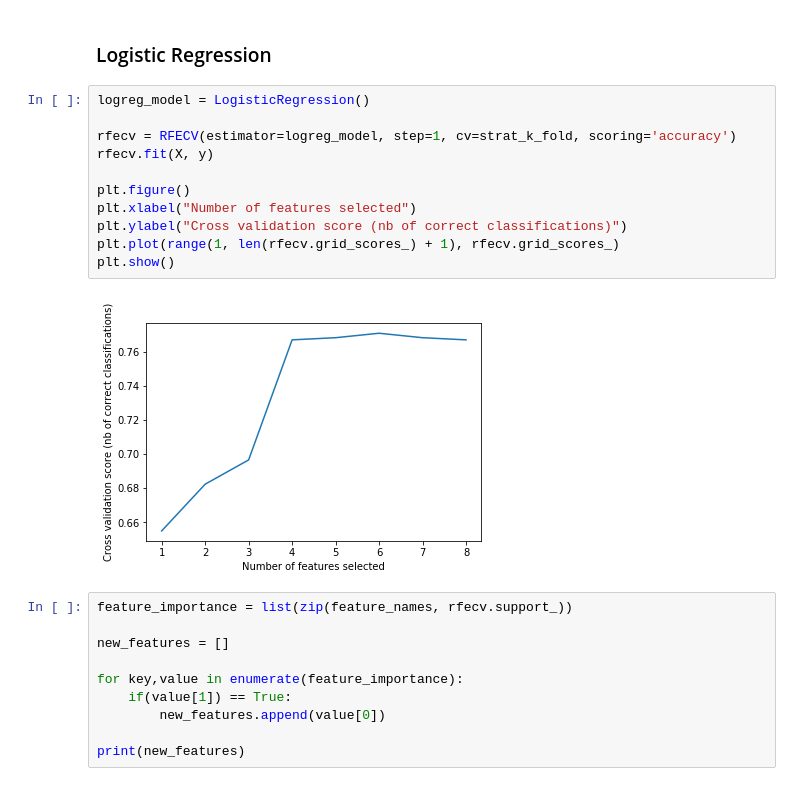
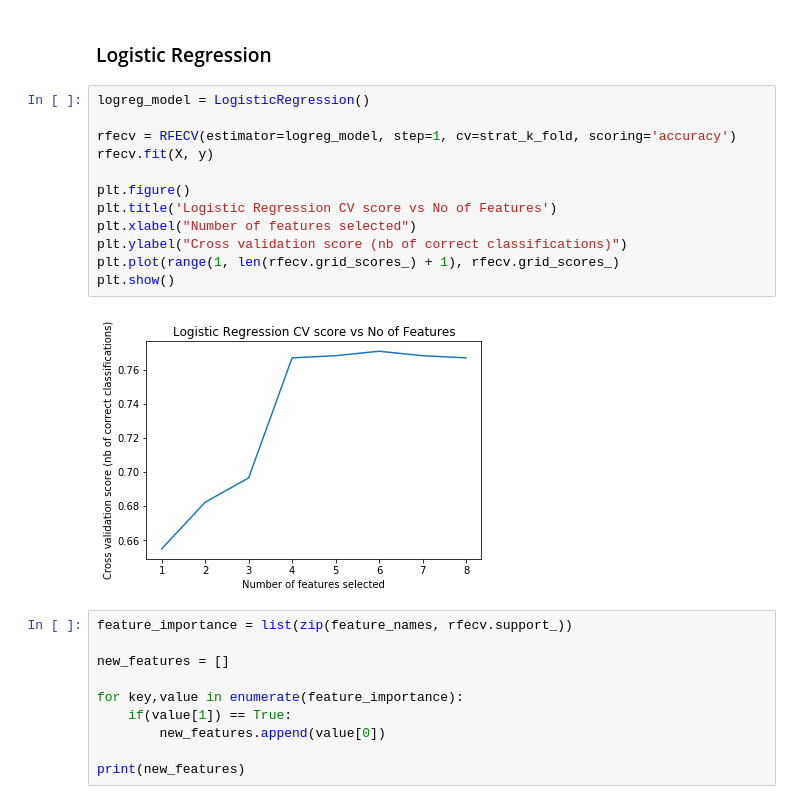
Before and after one commit to LahiruTjay/Machine-Learning-With-Python, a Jupyter notebook: Machine Learning Workflow on Diabetes Data.ipynb, the cells around one changed output. Drawn from its saved outputs; the diff is of its cells as text.

```diff
--- a/Machine Learning Workflow on Diabetes Data.ipynb
+++ b/Machine Learning Workflow on Diabetes Data.ipynb
@@ -201,16 +193,17 @@ from sklearn.feature_selection import RFECV
 # %%
 logreg_model = LogisticRegression()
 
 rfecv = RFECV(estimator=logreg_model, step=1, cv=strat_k_fold, scoring='accuracy')
 rfecv.fit(X, y)
 
 plt.figure()
+plt.title('Logistic Regression CV score vs No of Features')
 plt.xlabel("Number of features selected")
 plt.ylabel("Cross validation score (nb of correct classifications)")
 plt.plot(range(1, len(rfecv.grid_scores_) + 1), rfecv.grid_scores_)
 plt.show()
 # %% [output]
-[figure, old version]
+[figure, new version]
 # %%
 feature_importance = list(zip(feature_names, rfecv.support_))
 
```
Also changed, not shown: parts of 7 cells of this notebook.
